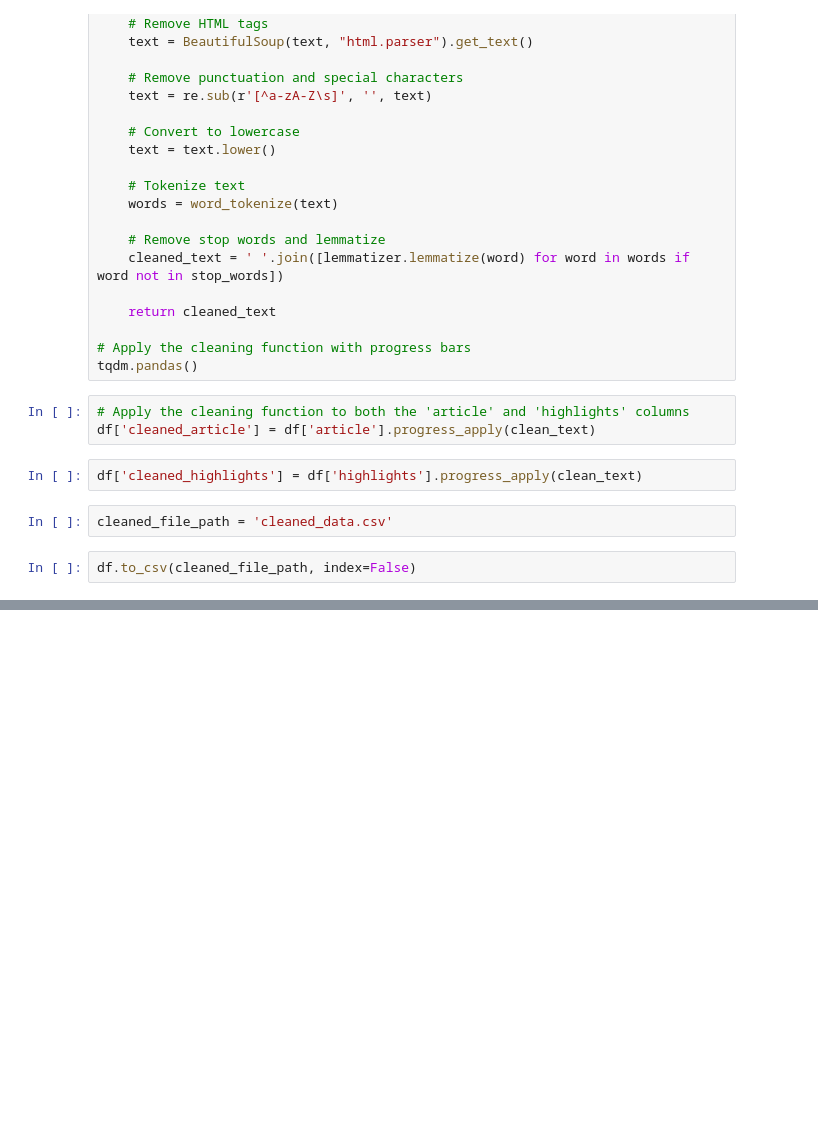
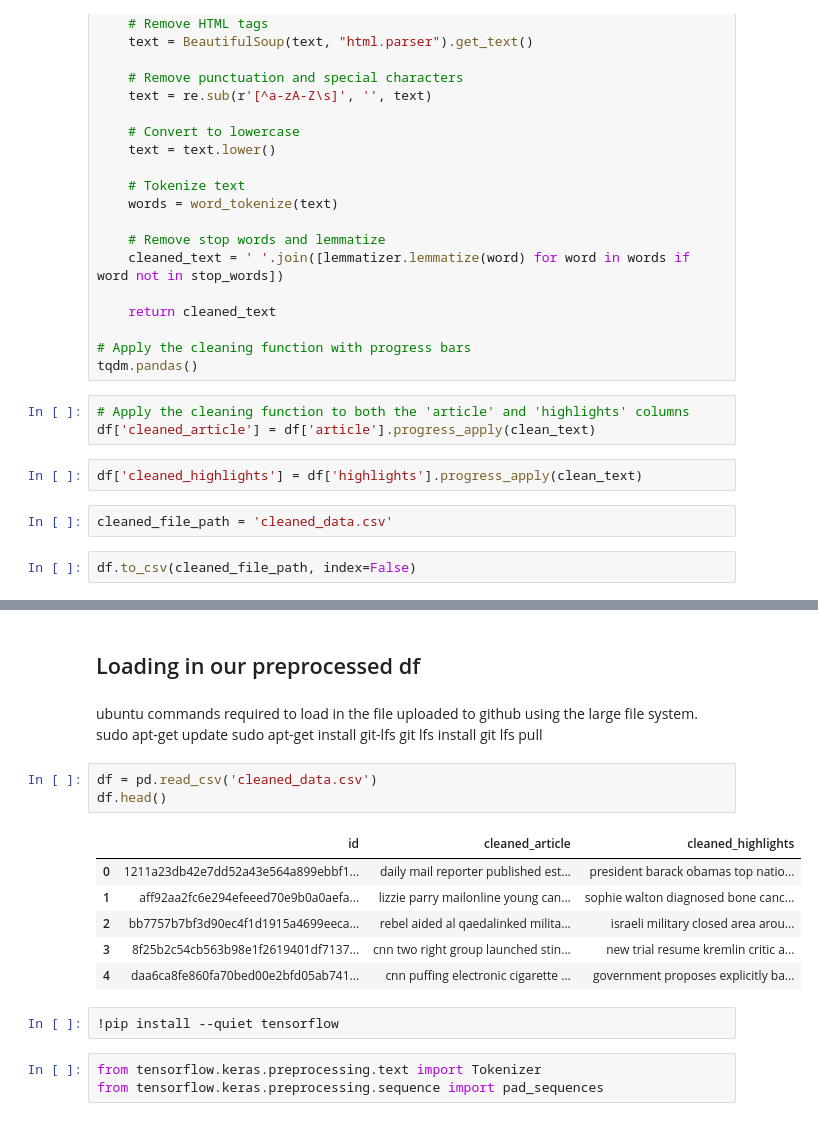
Before and after one commit to MadsAslak/NLP_Exam, a Jupyter notebook: Workspace.ipynb, the cells around one changed output, grey strips where cells are left out. Cells and saved outputs as stored; diff of their text form; blank space fills up the shorter version.

```diff
--- a/Workspace.ipynb
+++ b/Workspace.ipynb
@@ -105,0 +90,23 @@ df.head(10)
+# %% [markdown]
+## Loading in our preprocessed df
+# %% [markdown]
+ubuntu commands required to load in the file uploaded to github using the large file system.
+sudo apt-get update
+sudo apt-get install git-lfs
+git lfs install
+git lfs pull
+# %%
+df = pd.read_csv('cleaned_data.csv')
+df.head()
+# %% [output]
+|  | id | cleaned_article | cleaned_highlights |
+| 0 | 1211a23db42e7dd52a43e564a899ebbf1... | daily mail reporter published est... | president barack obamas top natio... |
+| 1 | aff92aa2fc6e294efeeed70e9b0a0aefa... | lizzie parry mailonline young can... | sophie walton diagnosed bone canc... |
+| 2 | bb7757b7bf3d90ec4f1d1915a4699eeca... | rebel aided al qaedalinked milita... | israeli military closed area arou... |
+| 3 | 8f25b2c54cb563b98e1f2619401df7137... | cnn two right group launched stin... | new trial resume kremlin critic a... |
+| 4 | daa6ca8fe860fa70bed00e2bfd05ab741... | cnn puffing electronic cigarette ... | government proposes explicitly ba... |
+# %%
+!pip install --quiet tensorflow
+# %%
+from tensorflow.keras.preprocessing.text import Tokenizer
+from tensorflow.keras.preprocessing.sequence import pad_sequences
```
Also changed, not shown: parts of 24 cells of this notebook.
